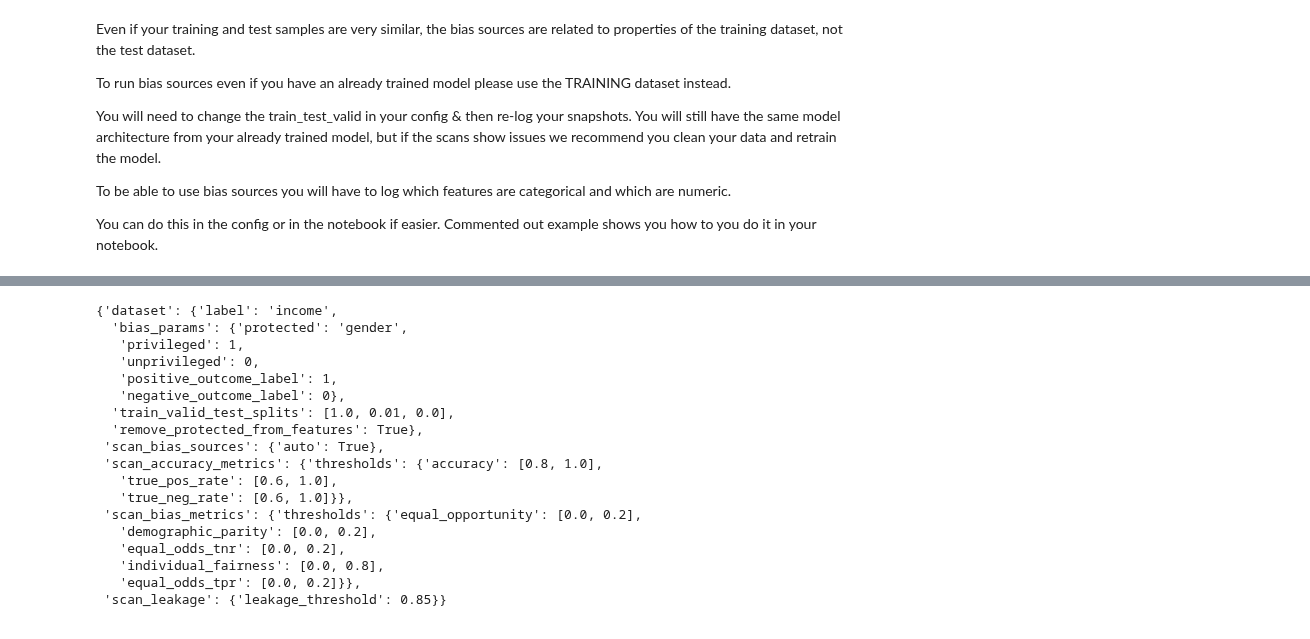
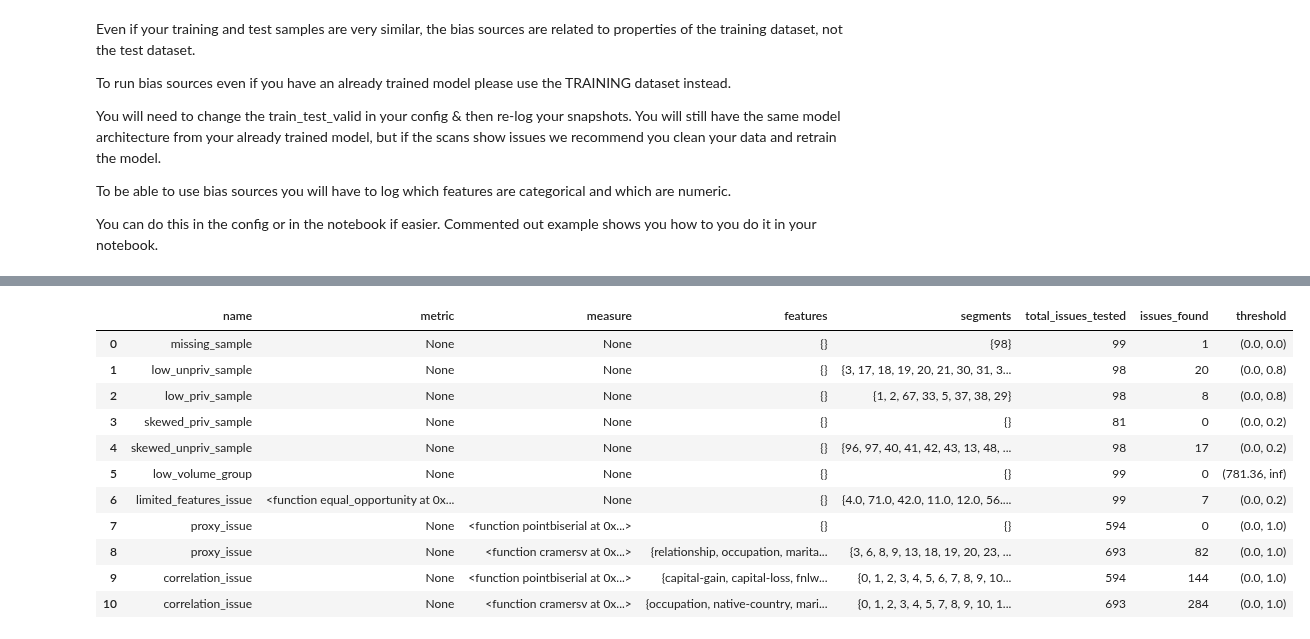
Before and after one commit to ETIQ-AI/ml-testing, a Jupyter notebook: Scans by pipeline stage/Example scans - Already trained model/Example scans - Already Trained Models.ipynb, the cells around one changed output, grey strips where cells are left out. Drawn from its saved outputs; the diff is of its cells as text; code cells hidden in the pictures.

```diff
--- a/Scans by pipeline stage/Example scans - Already trained model/Example scans - Already Trained Models.ipynb
+++ b/Scans by pipeline stage/Example scans - Already trained model/Example scans - Already Trained Models.ipynb
@@ -336,25 +341,17 @@ INFO:etiq.pipeline.DebiasPipeline0944:Completed pipeline
-# %%
-#if you want a shorter syntax for bias sources auto intead of using the config you can run the following:
-
-etiq.load_config("./config_already_trained_bias_sources2.json")
-# %% [output]
-{'dataset': {'label': 'income',
-  'bias_params': {'protected': 'gender',
-   'privileged': 1,
-   'unprivileged': 0,
-   'positive_outcome_label': 1,
-   'negative_outcome_label': 0},
-  'train_valid_test_splits': [1.0, 0.01, 0.0],
-  'remove_protected_from_features': True},
- 'scan_bias_sources': {'auto': True},
- 'scan_accuracy_metrics': {'thresholds': {'accuracy': [0.8, 1.0],
-   'true_pos_rate': [0.6, 1.0],
-   'true_neg_rate': [0.6, 1.0]}},
- 'scan_bias_metrics': {'thresholds': {'equal_opportunity': [0.0, 0.2],
-   'demographic_parity': [0.0, 0.2],
-   'equal_odds_tnr': [0.0, 0.2],
-   'individual_fairness': [0.0, 0.8],
-   'equal_odds_tpr': [0.0, 0.2]}},
- 'scan_leakage': {'leakage_threshold': 0.85}}
+# %%
+bias_sources_issue_summary_training
+# %% [output]
+|  | name | metric | measure | features | segments | total_issues_tested | issues_found | threshold |
+| 0 | missing_sample | None | None | {} | {98} | 99 | 1 | (0.0, 0.0) |
+| 1 | low_unpriv_sample | None | None | {} | {3, 17, 18, 19, 20, 21, 30, 31, 3... | 98 | 20 | (0.0, 0.8) |
+| 2 | low_priv_sample | None | None | {} | {1, 2, 67, 33, 5, 37, 38, 29} | 98 | 8 | (0.0, 0.8) |
+| 3 | skewed_priv_sample | None | None | {} | {} | 81 | 0 | (0.0, 0.2) |
+| 4 | skewed_unpriv_sample | None | None | {} | {96, 97, 40, 41, 42, 43, 13, 48, ... | 98 | 17 | (0.0, 0.2) |
+| 5 | low_volume_group | None | None | {} | {} | 99 | 0 | (781.36, inf) |
+| 6 | limited_features_issue | <function equal_opportunity at 0x... | None | {} | {4.0, 71.0, 42.0, 11.0, 12.0, 56.... | 99 | 7 | (0.0, 0.2) |
+| 7 | proxy_issue | None | <function pointbiserial at 0x...> | {} | {} | 594 | 0 | (0.0, 1.0) |
+| 8 | proxy_issue | None | <function cramersv at 0x...> | {relationship, occupation, marita... | {3, 6, 8, 9, 13, 18, 19, 20, 23, ... | 693 | 82 | (0.0, 1.0) |
+| 9 | correlation_issue | None | <function pointbiserial at 0x...> | {capital-gain, capital-loss, fnlw... | {0, 1, 2, 3, 4, 5, 6, 7, 8, 9, 10... | 594 | 144 | (0.0, 1.0) |
+| 10 | correlation_issue | None | <function cramersv at 0x...> | {occupation, native-country, mari... | {0, 1, 2, 3, 4, 5, 7, 8, 9, 10, 1... | 693 | 284 | (0.0, 1.0) |
 # %%
 
```
Also changed, not shown: parts of 17 cells of this notebook, 1 other file.
